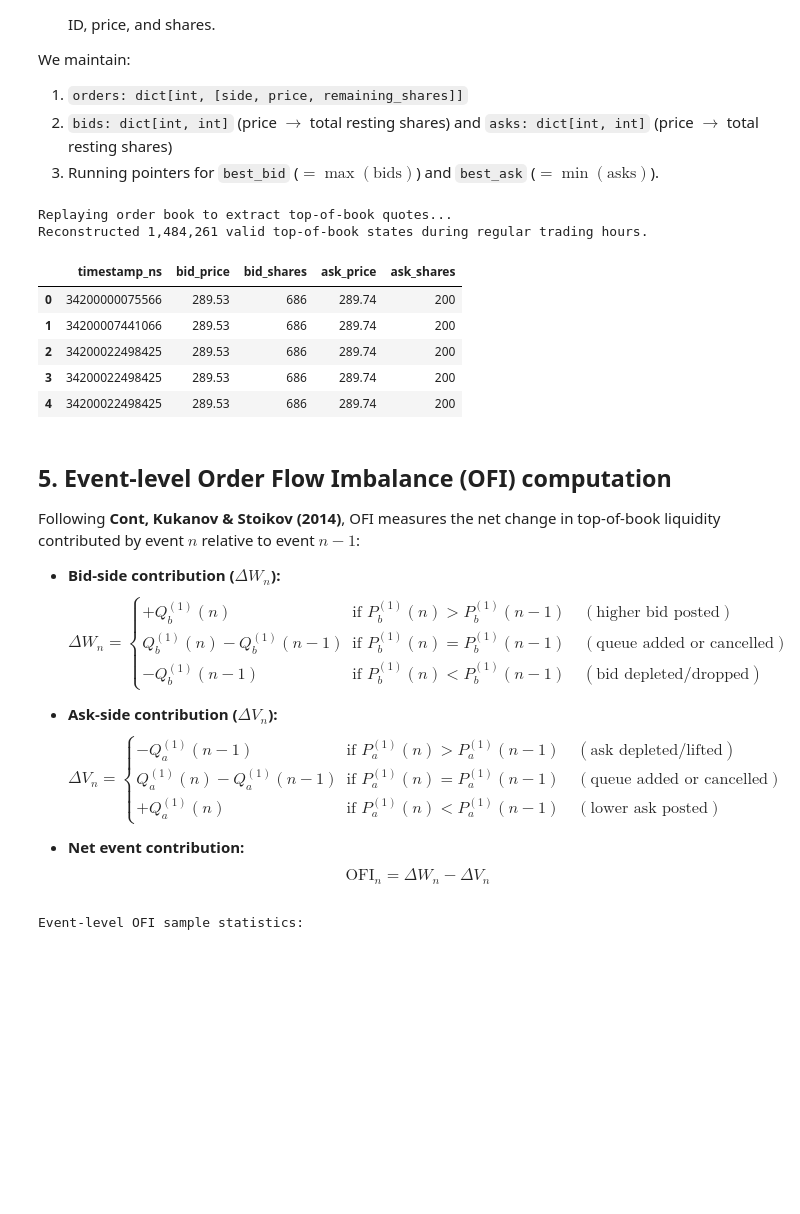
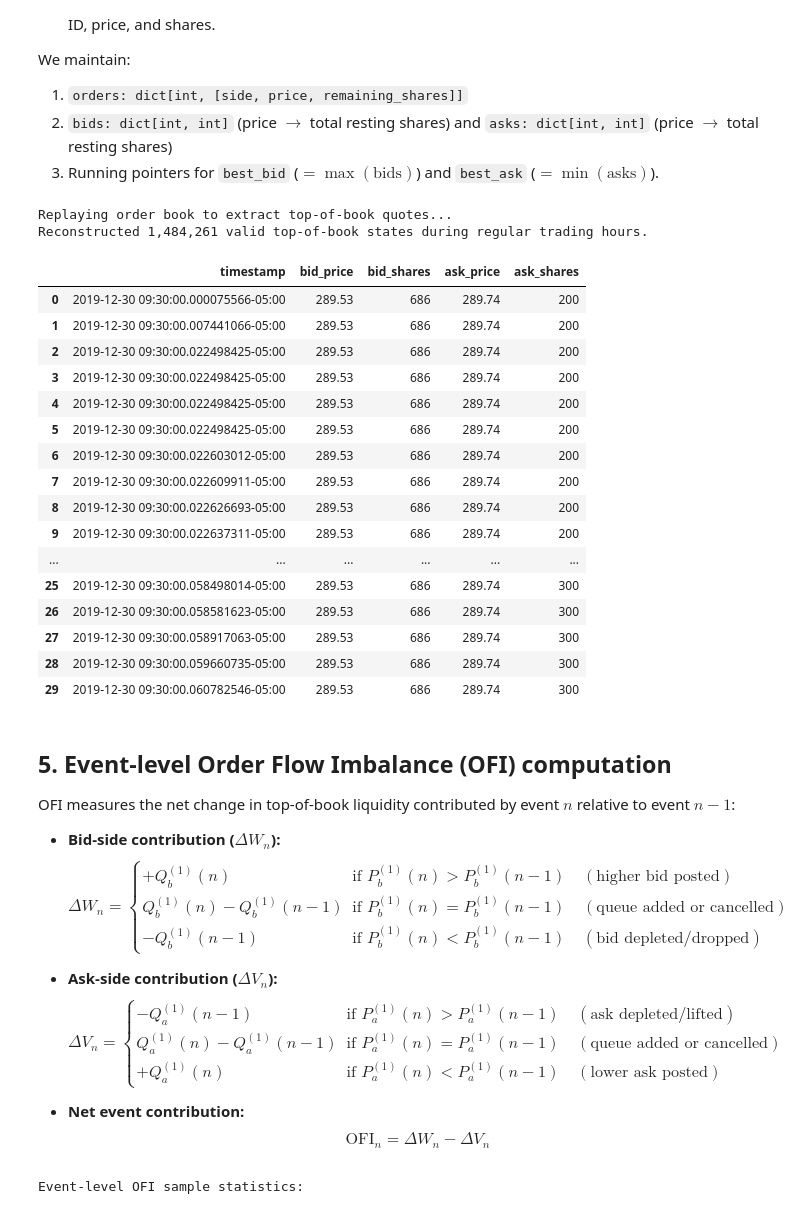
Before and after one commit to mohamadlakkis/Level-3-OrderBook-Analysis, a Jupyter notebook: analysis/02_mid_price_prediction.ipynb, the cells around one changed output. Cells and saved outputs as stored; diff of their text form; code cells hidden in the pictures; blank space fills up the shorter version.

```diff
--- a/analysis/02_mid_price_prediction.ipynb
+++ b/analysis/02_mid_price_prediction.ipynb
@@ -327,37 +326,53 @@ def replay_order_book(df: pd.DataFrame) -> pd.DataFrame:
 # %%
 # Execute book reconstruction
 print("Replaying order book to extract top-of-book quotes...")
 tob_df = replay_order_book(events_df)
 
 # Convert price units to dollars
 tob_df["bid_price"] = tob_df["bid_price"] / PRICE_SCALE
 tob_df["ask_price"] = tob_df["ask_price"] / PRICE_SCALE
 
 # Filter continuous trading hours (09:30:00 to 16:00:00)
 ns_open = 34_200 * 1_000_000_000
 ns_close = 57_600 * 1_000_000_000
 valid_mask = (tob_df["timestamp_ns"] >= ns_open) & (tob_df["timestamp_ns"] < ns_close)
 # Filter crossed or locked quotes
 valid_quotes = (tob_df["bid_price"] > 0) & (tob_df["ask_price"] > tob_df["bid_price"])
 clean_tob = tob_df[valid_mask & valid_quotes].copy().reset_index(drop=True)
 
+# Format timestamp into human-readable datetime (America/New_York)
+clean_tob["timestamp"] = pd.Timestamp("2019-12-30", tz=TIMEZONE) + pd.to_timedelta(clean_tob["timestamp_ns"], unit="ns")
+
 print(f"Reconstructed {len(clean_tob):,} valid top-of-book states during regular trading hours.")
-display(clean_tob.head())
+# Display with formatted timestamp
+cols_display = ["timestamp", "bid_price", "bid_shares", "ask_price", "ask_shares"]
+display(clean_tob[cols_display].head(15))
 # %% [output]
 Replaying order book to extract top-of-book quotes...
 Reconstructed 1,484,261 valid top-of-book states during regular trading hours.
-|  | timestamp_ns | bid_price | bid_shares | ask_price | ask_shares |
-| 0 | 34200000075566 | 289.53 | 686 | 289.74 | 200 |
-| 1 | 34200007441066 | 289.53 | 686 | 289.74 | 200 |
-| 2 | 34200022498425 | 289.53 | 686 | 289.74 | 200 |
-| 3 | 34200022498425 | 289.53 | 686 | 289.74 | 200 |
-| 4 | 34200022498425 | 289.53 | 686 | 289.74 | 200 |
+|  | timestamp | bid_price | bid_shares | ask_price | ask_shares |
+| 0 | 2019-12-30 09:30:00.000075566-05:00 | 289.53 | 686 | 289.74 | 200 |
+| 1 | 2019-12-30 09:30:00.007441066-05:00 | 289.53 | 686 | 289.74 | 200 |
+| 2 | 2019-12-30 09:30:00.022498425-05:00 | 289.53 | 686 | 289.74 | 200 |
+| 3 | 2019-12-30 09:30:00.022498425-05:00 | 289.53 | 686 | 289.74 | 200 |
+| 4 | 2019-12-30 09:30:00.022498425-05:00 | 289.53 | 686 | 289.74 | 200 |
+| 5 | 2019-12-30 09:30:00.022498425-05:00 | 289.53 | 686 | 289.74 | 200 |
+| 6 | 2019-12-30 09:30:00.022603012-05:00 | 289.53 | 686 | 289.74 | 200 |
+| 7 | 2019-12-30 09:30:00.022609911-05:00 | 289.53 | 686 | 289.74 | 200 |
+| 8 | 2019-12-30 09:30:00.022626693-05:00 | 289.53 | 686 | 289.74 | 200 |
+| 9 | 2019-12-30 09:30:00.022637311-05:00 | 289.53 | 686 | 289.74 | 200 |
+| ... | ... | ... | ... | ... | ... |
+| 25 | 2019-12-30 09:30:00.058498014-05:00 | 289.53 | 686 | 289.74 | 300 |
+| 26 | 2019-12-30 09:30:00.058581623-05:00 | 289.53 | 686 | 289.74 | 300 |
+| 27 | 2019-12-30 09:30:00.058917063-05:00 | 289.53 | 686 | 289.74 | 300 |
+| 28 | 2019-12-30 09:30:00.059660735-05:00 | 289.53 | 686 | 289.74 | 300 |
+| 29 | 2019-12-30 09:30:00.060782546-05:00 | 289.53 | 686 | 289.74 | 300 |
 # %% [markdown]
 <a id="ofi-computation"></a>
 
 ## 5. Event-level Order Flow Imbalance (OFI) computation
 
-Following **Cont, Kukanov & Stoikov (2014)**, OFI measures the net change in top-of-book liquidity contributed by event $n$ relative to event $n-1$:
+OFI measures the net change in top-of-book liquidity contributed by event $n$ relative to event $n-1$:
 
 - **Bid-side contribution ($\Delta W_n$):**
   $$\Delta W_n = \begin{cases}
```
Also changed, not shown: parts of 11 cells of this notebook.
